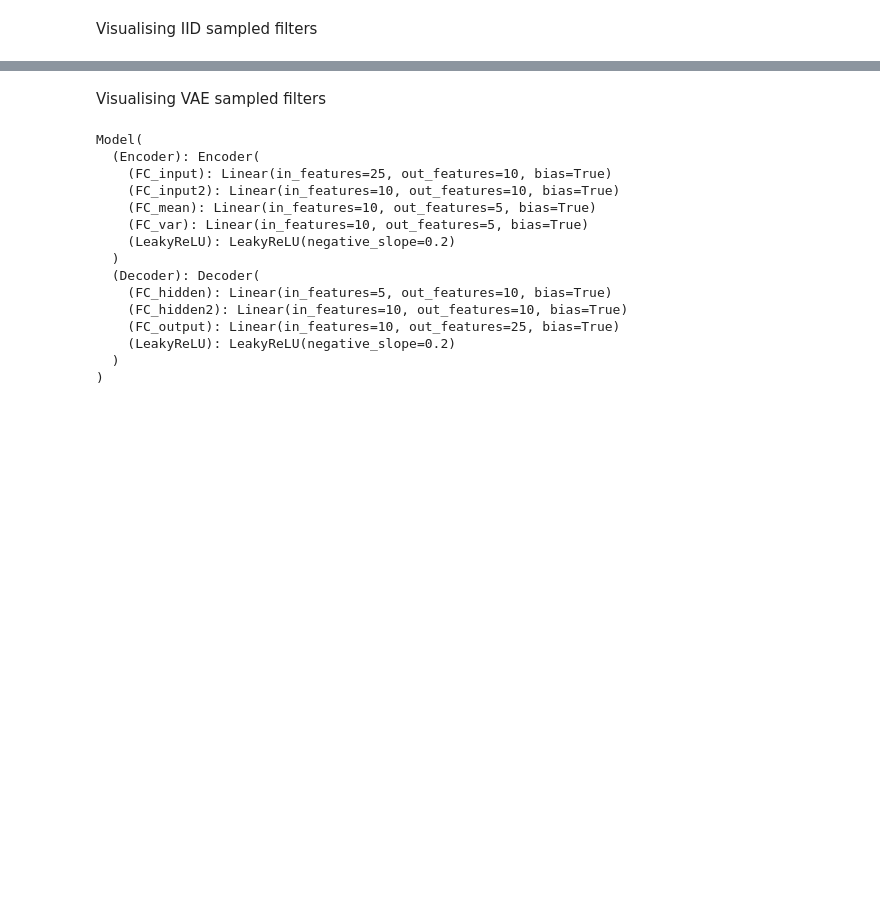
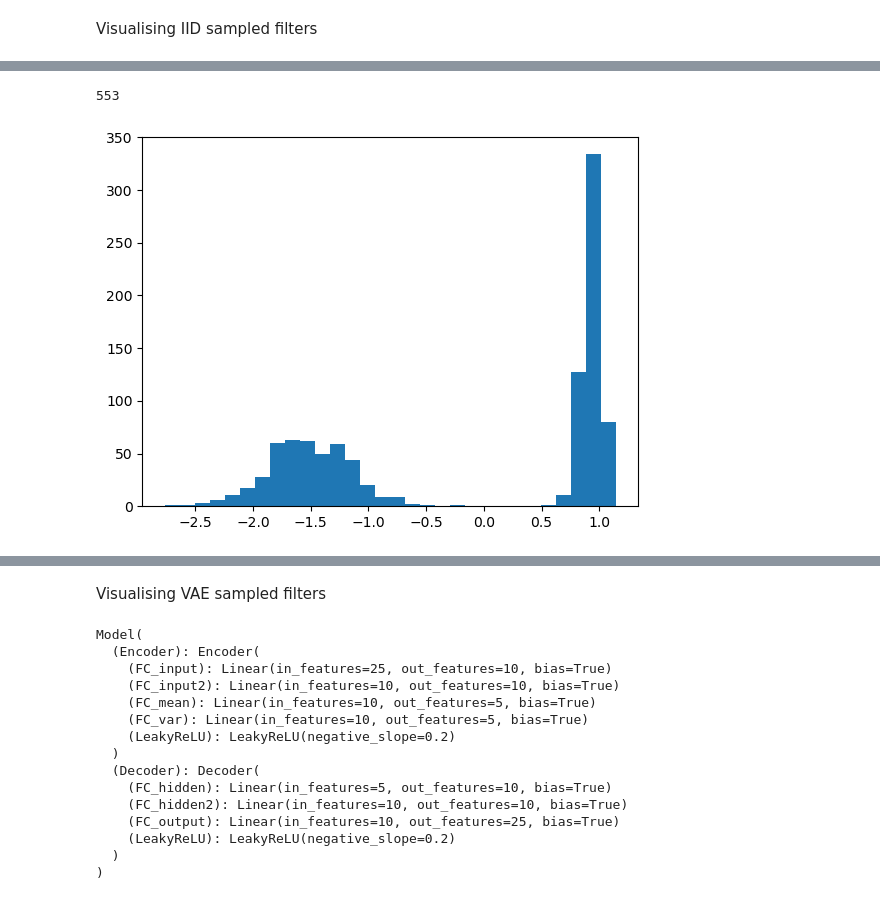
Before and after one commit to manleyroberts/filter-generation, a Jupyter notebook: visualization/Visualization.ipynb, the cells around one changed output, grey strips where cells are left out. Drawn from its saved outputs; the diff is of its cells as text; code cells hidden in the pictures; blank space fills up the shorter version.

```diff
--- a/visualization/Visualization.ipynb
+++ b/visualization/Visualization.ipynb
@@ -49,0 +51,22 @@ visualise_sampled_IID(10)
+# %%
+import matplotlib
+def histogram_sampled_IID(num_samples):
+
+    vals = []
+    uuids = os.listdir(filterpath)
+    num_over_0 = 0
+    for f in range(num_samples):
+        file = np.random.choice(uuids, replace=True)
+        filter = torch.load(os.path.join(filterpath, file))
+        idx = np.random.choice(8)
+        vals.append(np.mean(filter['0.weight'][idx][0].detach().cpu().numpy()))
+        if vals[-1] > 0:
+            num_over_0 += 1
+    plt.hist(vals, bins=30)
+    print(num_over_0)
+
+
+histogram_sampled_IID(1000)
+# %% [output]
+553
+[figure, added]
```
Also changed, not shown: parts of 10 cells of this notebook, 1 other file.
